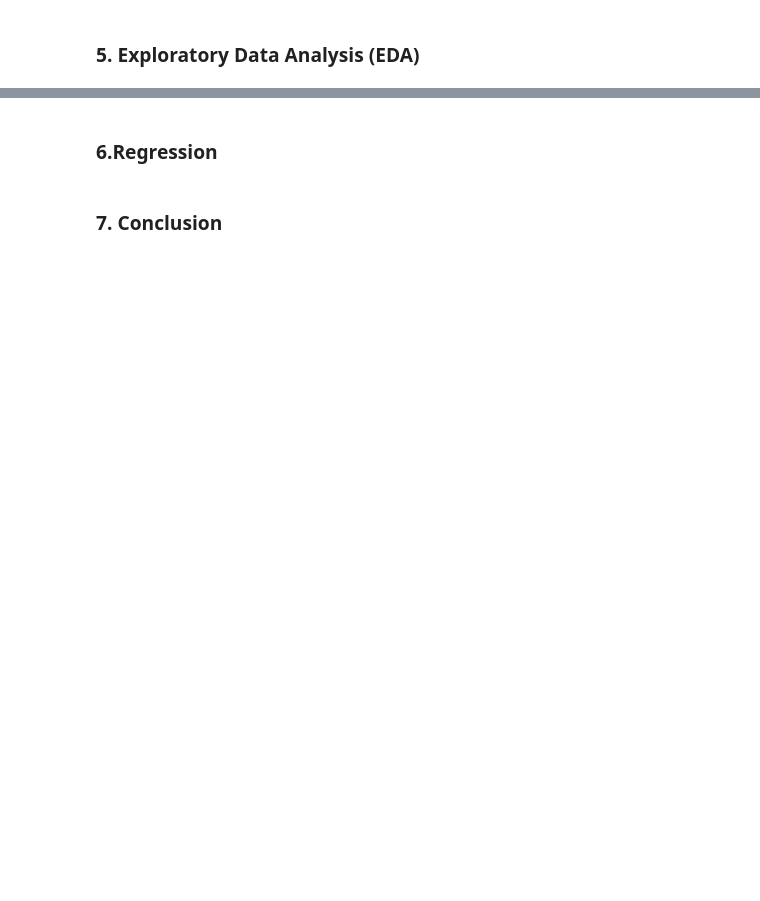
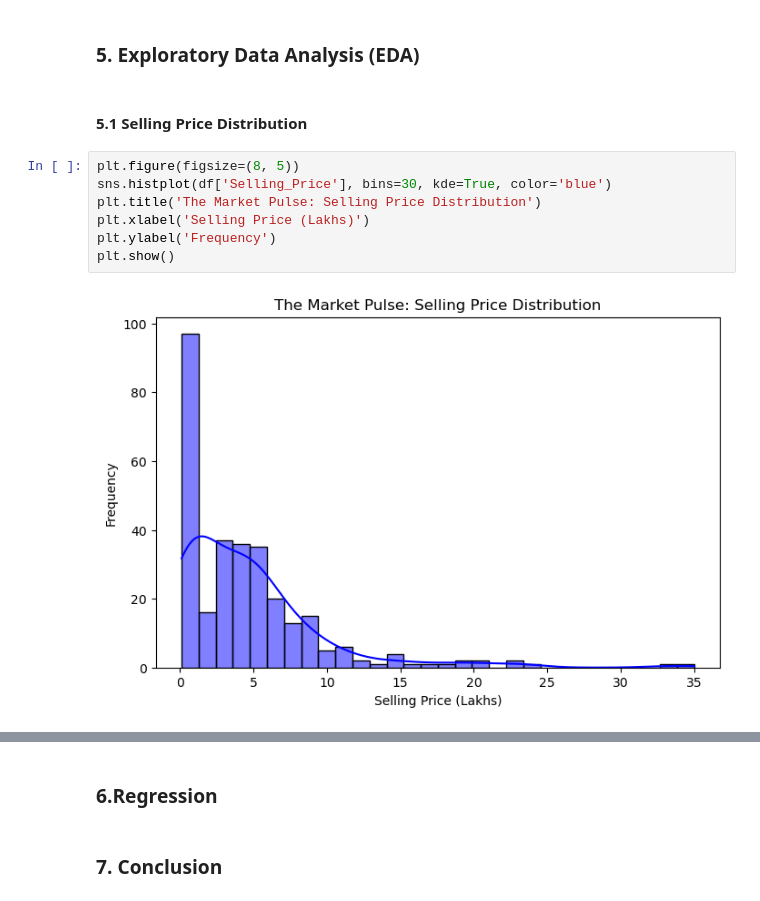
Before and after one commit to PhillipSethole/Car-Price-Prediction, a Jupyter notebook: Car Price Prediction.ipynb, the cells around one changed output, grey strips where cells are left out. Cells and saved outputs as stored; diff of their text form; blank space fills up the shorter version.

```diff
--- a/Car Price Prediction.ipynb
+++ b/Car Price Prediction.ipynb
@@ -211,2 +172,13 @@ df_encoded.head()
 # %% [markdown]
 ### 5. Exploratory Data Analysis (EDA)
+# %% [markdown]
+#### 5.1 Selling Price Distribution
+# %%
+plt.figure(figsize=(8, 5))
+sns.histplot(df['Selling_Price'], bins=30, kde=True, color='blue')
+plt.title('The Market Pulse: Selling Price Distribution')
+plt.xlabel('Selling Price (Lakhs)')
+plt.ylabel('Frequency')
+plt.show()
+# %% [output]
+[figure, added]
```
Also changed, not shown: parts of 16 cells of this notebook.
